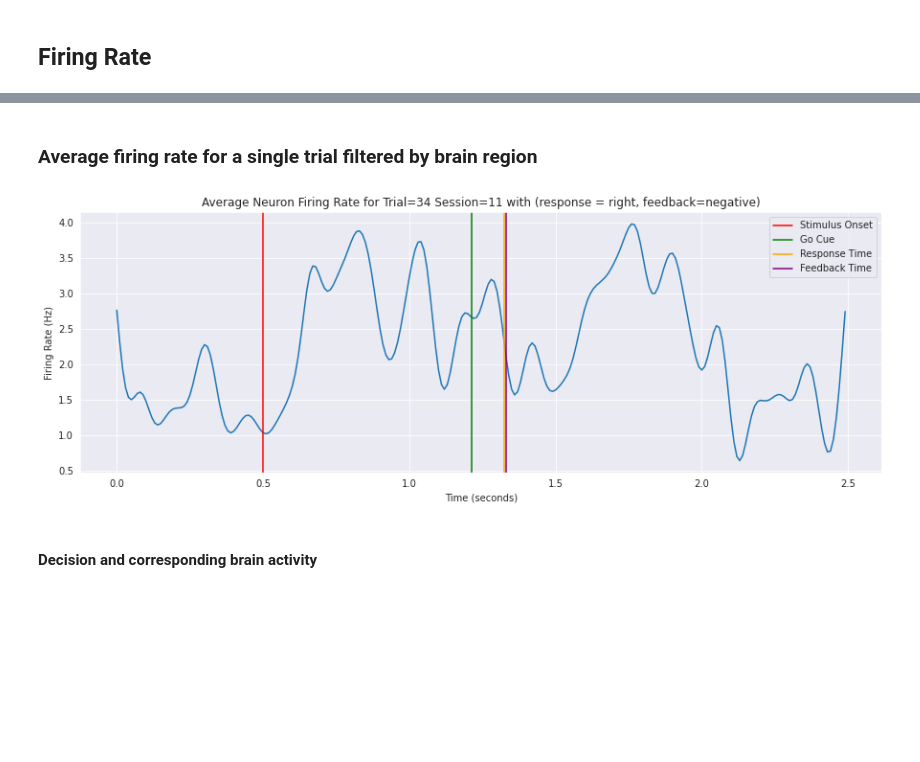
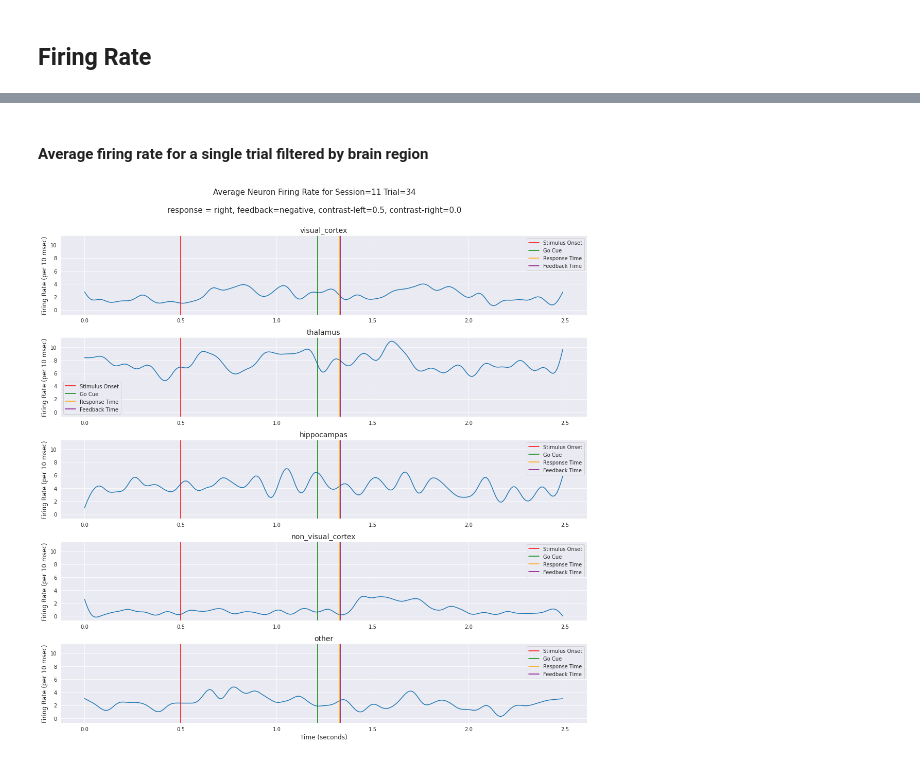
Before and after one commit to theairbend3r/spiking-brains, a Jupyter notebook: 02_behaviour_analysis.ipynb, the cells around one changed output, grey strips where cells are left out. Cells and saved outputs as stored; diff of their text form; code cells hidden in the pictures; blank space fills up the shorter version.

```diff
--- a/02_behaviour_analysis.ipynb
+++ b/02_behaviour_analysis.ipynb
@@ -197,16 +176,6 @@ plot_firing_rate(spikes_arr=single_trial_brain_area_arr,
 # %% [markdown]
-### Average firing rate for a single trial filtered by brain region
+#### Average firing rate for a single trial filtered by brain region
 # %%
-single_trial_brain_region_arr = filter_neurons_by_brain_region(session_data = all_data[11],
-                                                               brain_regions = ["visual_cortex"],
-                                                               trial_id=34
-                                                              )
-
-plot_firing_rate(spikes_arr=single_trial_brain_region_arr,
-                 session_data=all_data[11],
-                 granularity="trial",
-                 smooth=True,
-                 trial_id=34,
-                 title_info={"Trial": 34, "Session": 11})
+plot_firing_rate(all_data=all_data, session_id=11, trial_id=34, smooth=True, by_brain_regions=True)
 # %% [output]
-[figure, old version]
+[figure, new version]
@@ -239,2 +181,0 @@ for i in range(session_data["spks"].shape[0]):
-# %% [markdown]
-#### Decision and corresponding brain activity
```
Also changed, not shown: parts of 36 cells of this notebook, 6 other files.
